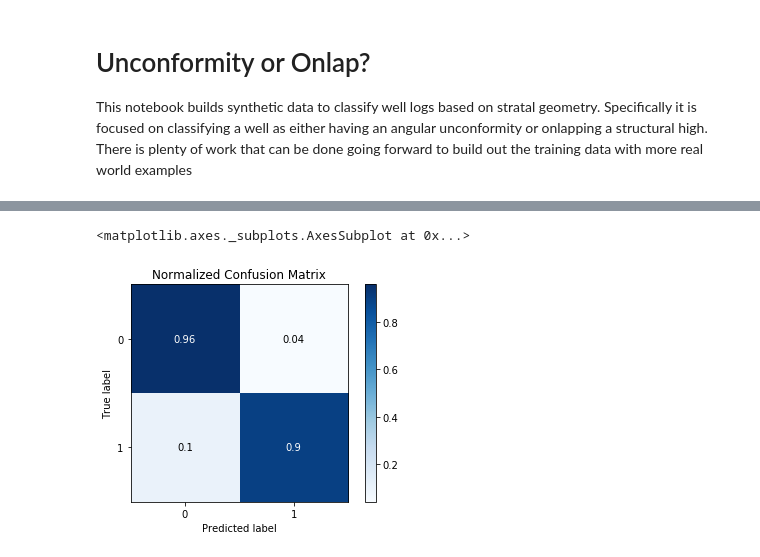
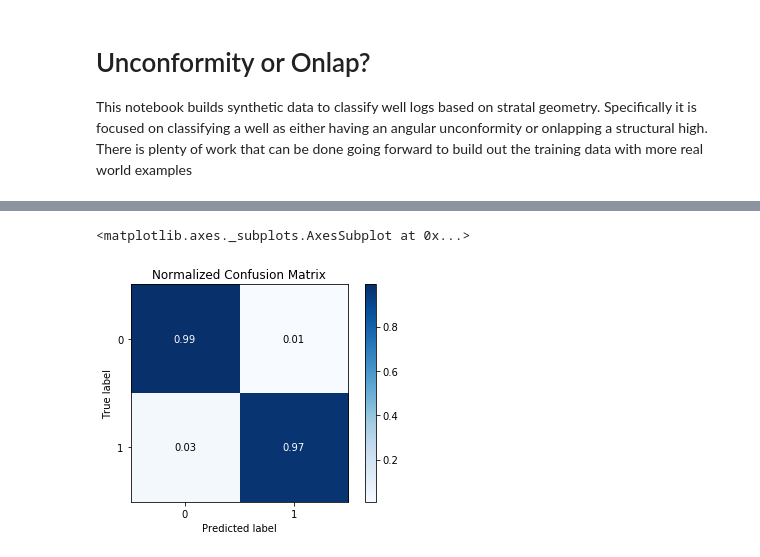
Before and after one commit to jessepisel/well_log_ML, a Jupyter notebook: unconformity or onlap/Unconformity or onlap.ipynb, the cells around one changed output, grey strips where cells are left out. Saved outputs shown, nothing was run; the diff lists cells and outputs as text; code cells hidden in the pictures.

```diff
--- a/unconformity or onlap/Unconformity or onlap.ipynb
+++ b/unconformity or onlap/Unconformity or onlap.ipynb
@@ -10,7 +13,7 @@ import seaborn as sns
 # %%
 names = ['one', 'two', 'three', 'four', 'five', 'six', 'seven', 'eight', 'nine', 'ten', 'eleven',
          'twelve', 'thirteen', 'fourteen', 'fifteen', 'sixteen'] #this creates dummy names for the formations
-number_of_layers = 7 #this is the number of tops you want in your training data
+number_of_layers = 9 #this is the number of tops you want in your training data
 neighbors = np.random.randint(1,200) #if we want to include neighbor data in training
 df =  pd.DataFrame()
 
@@ -25,7 +28,7 @@ for j in np.arange(3,5.5,0.1):
         rolling[names[i]] = layer_elevation
 #this loop creates 0 values at random in the data much like you would see in an incomplete tops dataset
 #the range value is the number of entries to set to zero
-    for k in range(150):
+    for k in range(1500):
         rolling.iloc[np.random.randint(0,199), np.random.randint(0,number_of_layers-1)] = 0
     df = pd.concat((df, rolling))
 angular_thicknesses = df.T.diff(axis=0).abs().T #calculate formation thicknesses
@@ -51,7 +54,7 @@ for j in np.arange(3,5.5,0.1):
 #this loop creates 0 values at random in the data much like you would see in an incomplete tops dataset
 #the range value is the number of entries to set to zero
 
-    for k in range(150):
+    for k in range(1500):
         rolling.iloc[np.random.randint(0,199), np.random.randint(0,number_of_layers-1)] = 0
     df_onlap = pd.concat((df_onlap, rolling))
 onlap_thicknesses = df_onlap.T.diff(axis=0).abs().T
@@ -74,7 +77,7 @@ for j in np.arange(3, 5.5,0.1):
         horiz = np.full(200,randomness)
         layer_elevation = np.where( horiz > elevation, elevation,  horiz)
         rolling[names[i]] = layer_elevation
-    for k in range(150):
+    for k in range(1500):
         rolling.iloc[np.random.randint(0,199), np.random.randint(0,number_of_layers-1)] = 0
     df_horizontal = pd.concat((df_horizontal, rolling))
 horizontal_thicknesses = df_horizontal.T.diff(axis=0).abs().T
@@ -163,9 +171,13 @@ preds = model.predict(X_test) #creates predictions on the test data that we can
+# %%
+from keras.models import load_model
+model2 = load_model('onlap_model.h5')
+preds2 = model2.predict(X_test)
 # %%
 import scikitplot as skplt
-skplt.metrics.plot_confusion_matrix(y_test, np.argmax(preds, axis=1), normalize=True) #let's visualize the predictions
+skplt.metrics.plot_confusion_matrix(y_test, np.argmax(preds2, axis=1), normalize=True) #let's visualize the predictions
 # %% [output]
 <matplotlib.axes._subplots.AxesSubplot at 0x...>
-[figure, old version]
+[figure, new version]
 # %%
 #let's import some real world data from southwestern Wyoming
 #this is from the Rock Springs Uplift in Wyoming and has been interpreted as an angular unconformity
```
Also changed, not shown: parts of 12 cells of this notebook, 3 other files.
